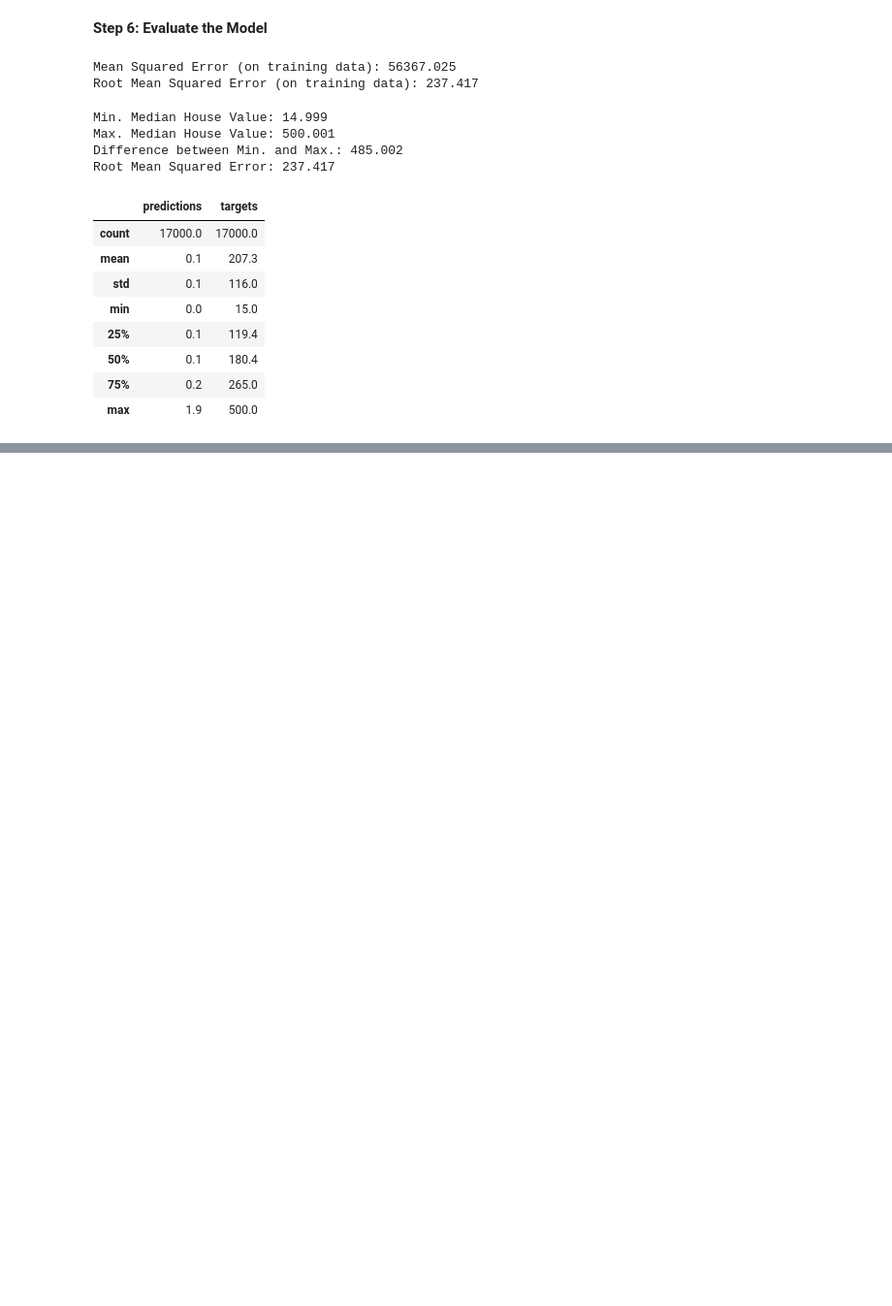
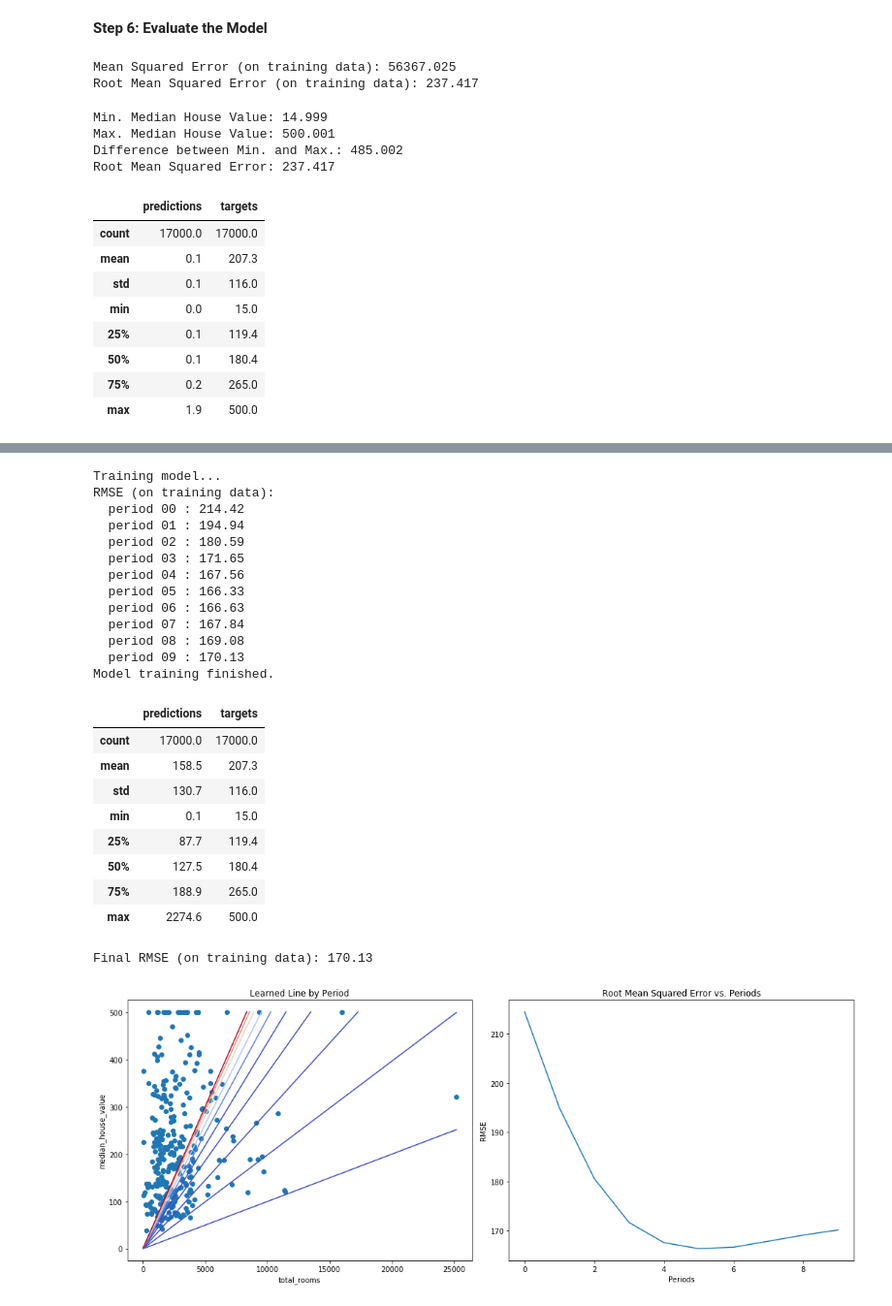
Before and after one commit to Tristan07999/TensorFlow, a Jupyter notebook: train_model.ipynb, the cells around one changed output, grey strips where cells are left out. Shown: that part at 97% size. Cells and saved outputs as stored; diff of their text form; code cells hidden in the pictures; blank space fills up the shorter version.

```diff
--- a/train_model.ipynb
+++ b/train_model.ipynb
@@ -150,0 +311,31 @@ calibration_data.describe()
+# %%
+train_model(
+    learning_rate=0.000002,
+    steps=10000,
+    batch_size=10
+)
+# %% [output]
+Training model...
+RMSE (on training data):
+  period 00 : 214.42
+  period 01 : 194.94
+  period 02 : 180.59
+  period 03 : 171.65
+  period 04 : 167.56
+  period 05 : 166.33
+  period 06 : 166.63
+  period 07 : 167.84
+  period 08 : 169.08
+  period 09 : 170.13
+Model training finished.
+|  | predictions | targets |
+| count | 17000.0 | 17000.0 |
+| mean | 158.5 | 207.3 |
+| std | 130.7 | 116.0 |
+| min | 0.1 | 15.0 |
+| 25% | 87.7 | 119.4 |
+| 50% | 127.5 | 180.4 |
+| 75% | 188.9 | 265.0 |
+| max | 2274.6 | 500.0 |
+Final RMSE (on training data): 170.13
+[figure, added]
```
Also changed, not shown: parts of 6 cells of this notebook.
